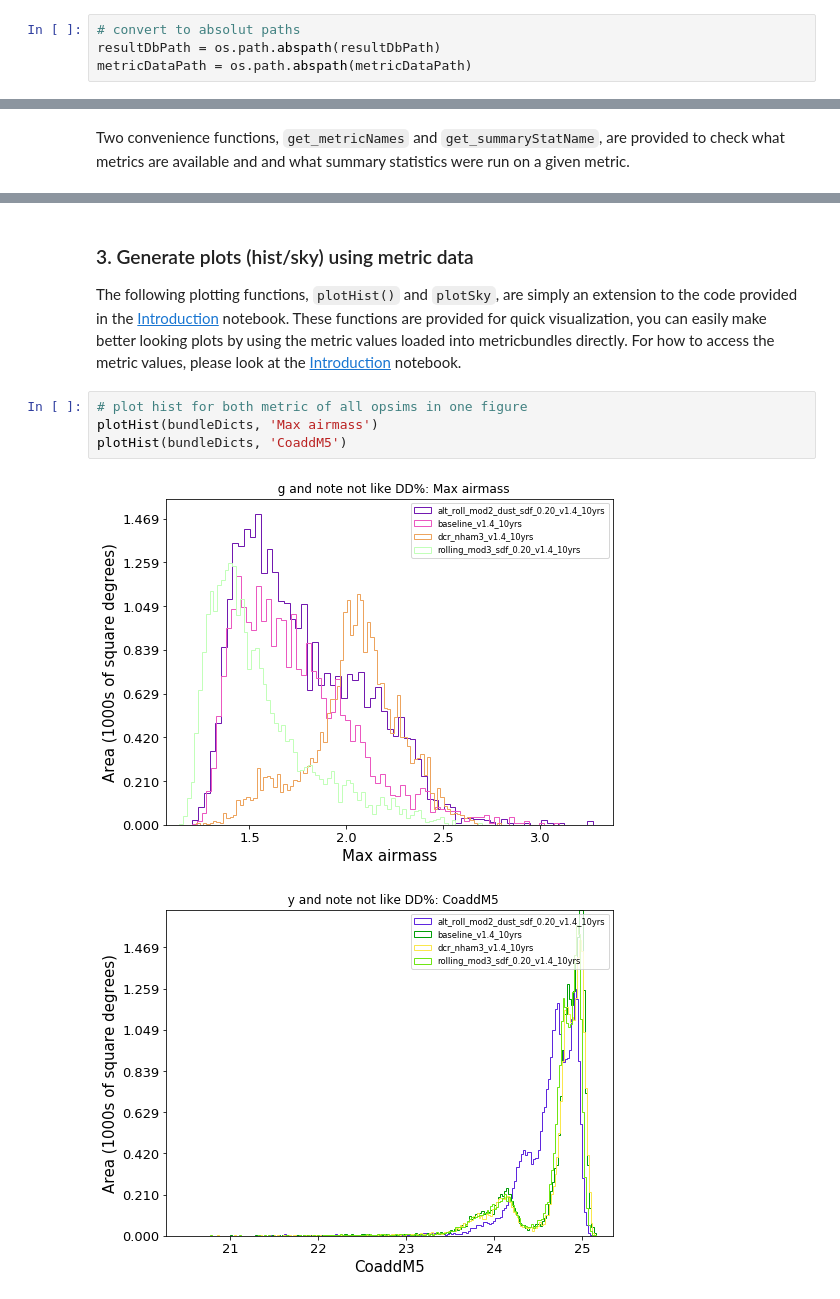
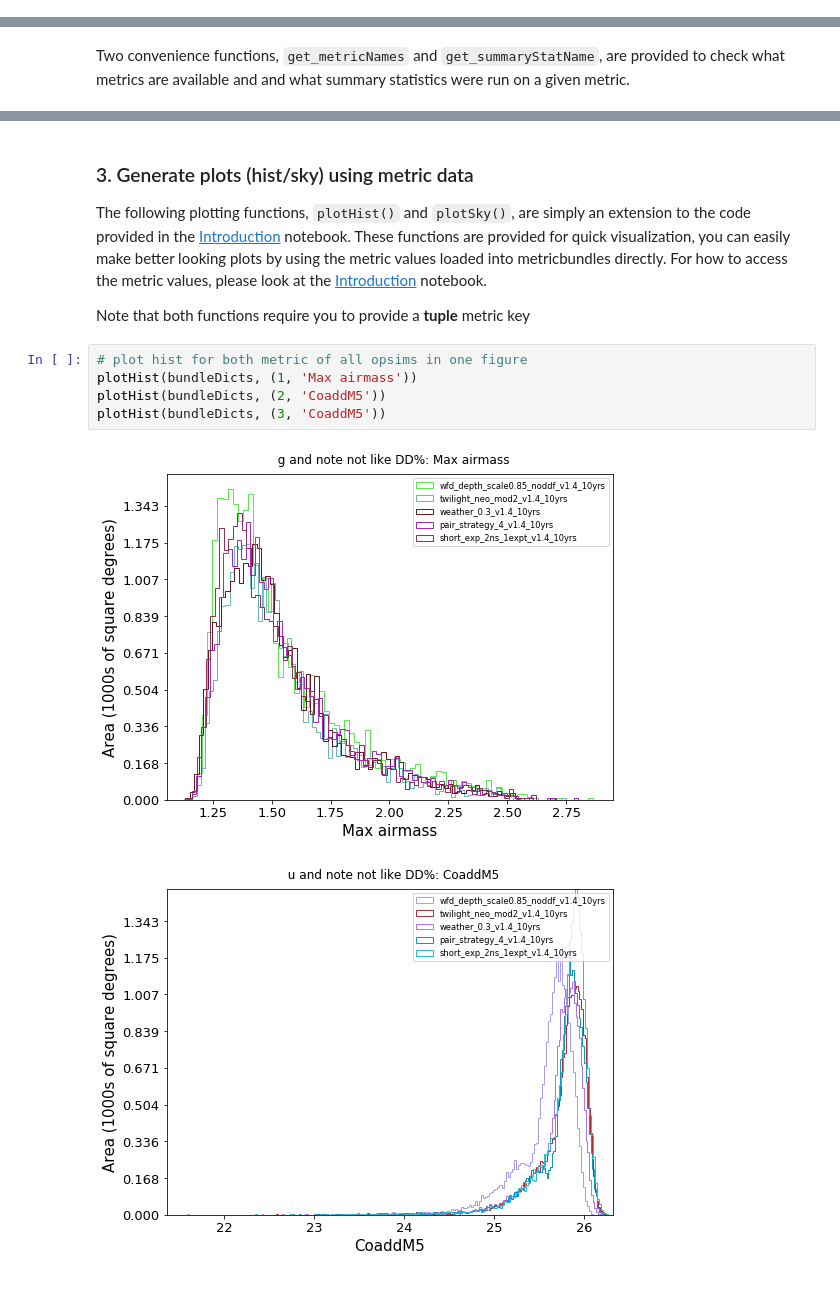
Before and after one commit to RichardsGroup/LSST_OpSim, a Jupyter notebook: Scripts_NBs/View_Results.ipynb, the cells around one changed output, grey strips where cells are left out. Drawn from its saved outputs; the diff is of its cells as text.

```diff
--- a/Scripts_NBs/View_Results.ipynb
+++ b/Scripts_NBs/View_Results.ipynb
@@ -48,10 +48,6 @@ if your_username == '':
 # user provided paths
 resultDbPath = '/home/idies/workspace/Storage/{}/persistent/MAFOutput'.format(your_username)
 metricDataPath = '/home/idies/workspace/Storage/{}/persistent/MAFOutput/MetricData/'.format(your_username)
-# %%
-# convert to absolut paths
-resultDbPath = os.path.abspath(resultDbPath)
-metricDataPath = os.path.abspath(metricDataPath)
 # %%
 # get a dictionary of resultDb from given directory
 resultDbs = getResultsDbs(resultDbPath)
@@ -113,10 +149,13 @@ get_summaryStatNames(resultDbs['baseline_v1.4_10yrs'], 'CoaddM5')
 # %% [markdown]
 ### 3. Generate plots (hist/sky) using metric data
-The following plotting functions, `plotHist()` and `plotSky`, are simply an extension to the code provided in the [Introduction](./Introduction.ipynb) notebook. These functions are provided for quick visualization, you can easily make better looking plots by using the metric values loaded into metricbundles directly. For how to access the metric values, please look at the [Introduction](./Introduction.ipynb) notebook.
+The following plotting functions, `plotHist()` and `plotSky()`, are simply an extension to the code provided in the [Introduction](./Introduction.ipynb) notebook. These functions are provided for quick visualization, you can easily make better looking plots by using the metric values loaded into metricbundles directly. For how to access the metric values, please look at the [Introduction](./Introduction.ipynb) notebook.
+
+Note that both functions require you to provide a **tuple** metric key
 # %%
 # plot hist for both metric of all opsims in one figure
-plotHist(bundleDicts, 'Max airmass')
-plotHist(bundleDicts, 'CoaddM5')
+plotHist(bundleDicts, (1, 'Max airmass'))
+plotHist(bundleDicts, (2, 'CoaddM5'))
+plotHist(bundleDicts, (3, 'CoaddM5'))
 # %% [output]
-[figure, old version]
+[figure, new version]
-[figure, old version]
+[figure, new version]
```
Also changed, not shown: parts of 15 cells of this notebook, 2 other files.
